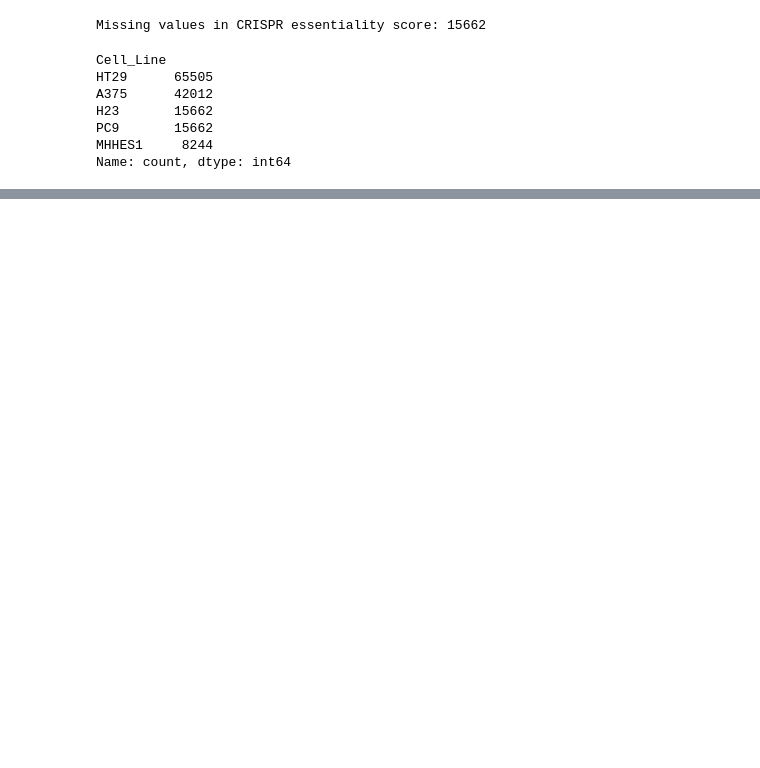
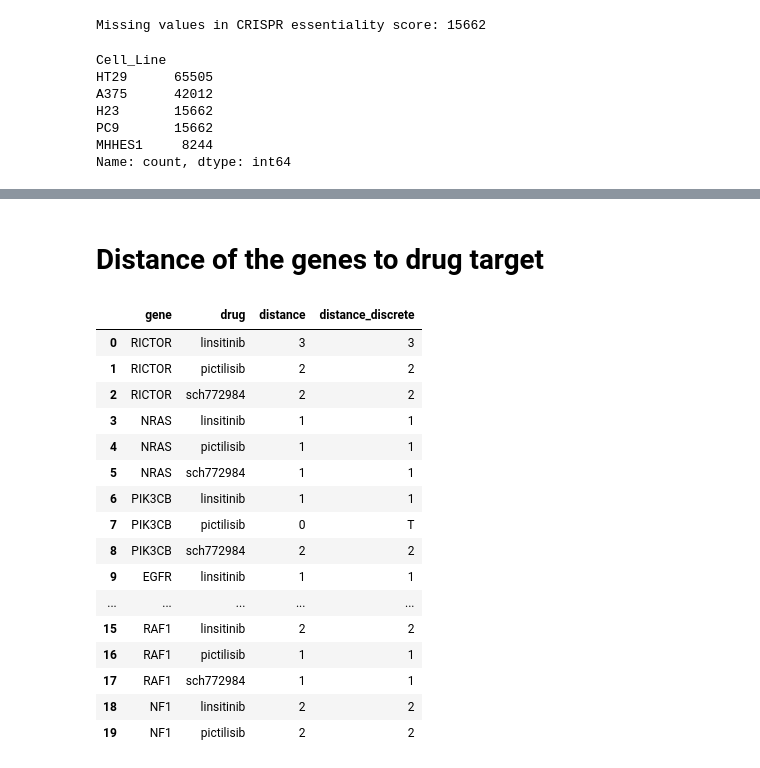
Before and after one commit to QuantitativeBiology/BECancerResistome, a Jupyter notebook: BECancerResistome/Guides_annotation/cellular_context_annotation.ipynb, the cells around one changed output, grey strips where cells are left out. Cells and saved outputs as stored; diff of their text form; code cells hidden in the pictures; blank space fills up the shorter version.

```diff
--- a/BECancerResistome/Guides_annotation/cellular_context_annotation.ipynb
+++ b/BECancerResistome/Guides_annotation/cellular_context_annotation.ipynb
@@ -350,0 +521,24 @@ annotated_control_confident_df.to_csv('data/8_Celular_Context/zscores-unambiguou
+# %% [markdown]
+# Distance of the genes to drug target
+# %%
+genes_drug_distance = pd.read_csv('data/8_Cellular_Drug_Context/Drug_context/genes_drug_distance.csv')
+# %%
+genes_drug_distance.head(20)
+# %% [output]
+|  | gene | drug | distance | distance_discrete |
+| 0 | RICTOR | linsitinib | 3 | 3 |
+| 1 | RICTOR | pictilisib | 2 | 2 |
+| 2 | RICTOR | sch772984 | 2 | 2 |
+| 3 | NRAS | linsitinib | 1 | 1 |
+| 4 | NRAS | pictilisib | 1 | 1 |
+| 5 | NRAS | sch772984 | 1 | 1 |
+| 6 | PIK3CB | linsitinib | 1 | 1 |
+| 7 | PIK3CB | pictilisib | 0 | T |
+| 8 | PIK3CB | sch772984 | 2 | 2 |
+| 9 | EGFR | linsitinib | 1 | 1 |
+| ... | ... | ... | ... | ... |
+| 15 | RAF1 | linsitinib | 2 | 2 |
+| 16 | RAF1 | pictilisib | 1 | 1 |
+| 17 | RAF1 | sch772984 | 1 | 1 |
+| 18 | NF1 | linsitinib | 2 | 2 |
+| 19 | NF1 | pictilisib | 2 | 2 |
```
Also changed, not shown: parts of 53 cells of this notebook, 4 other files.
